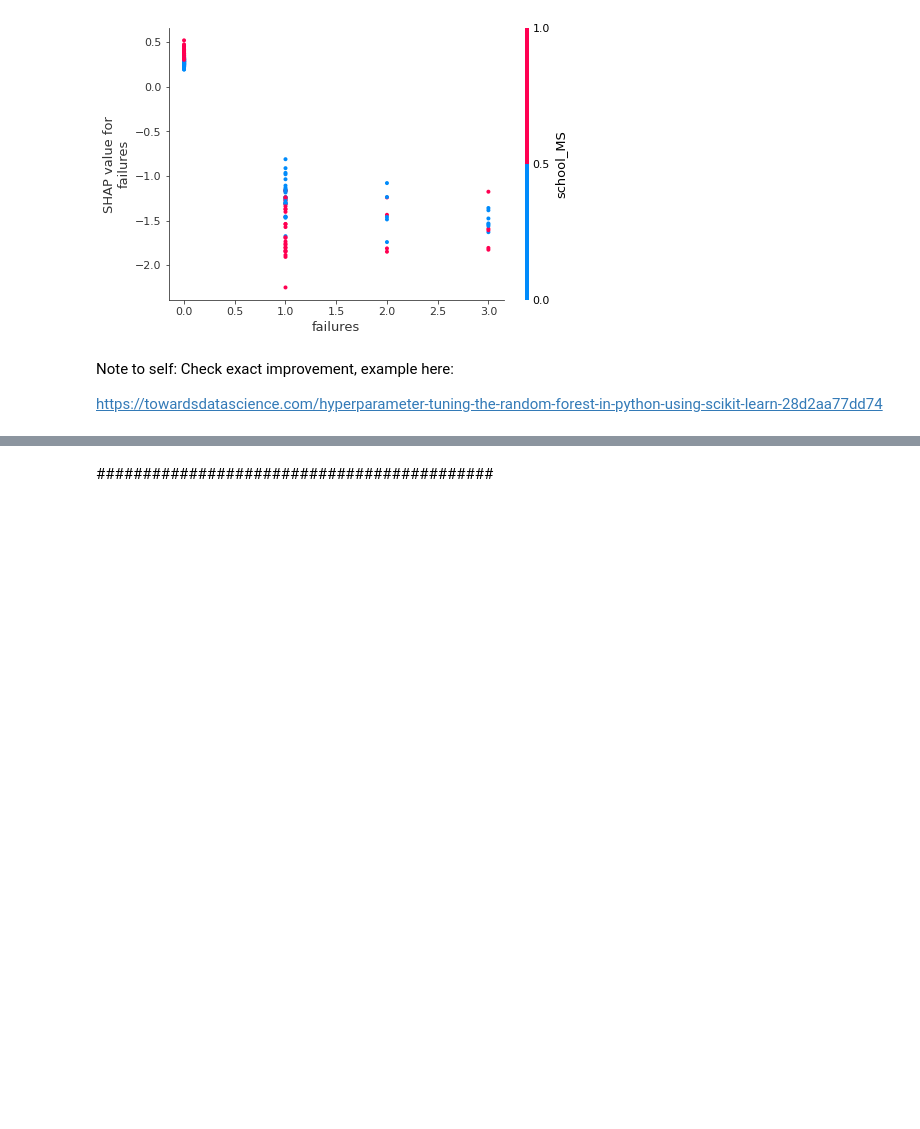
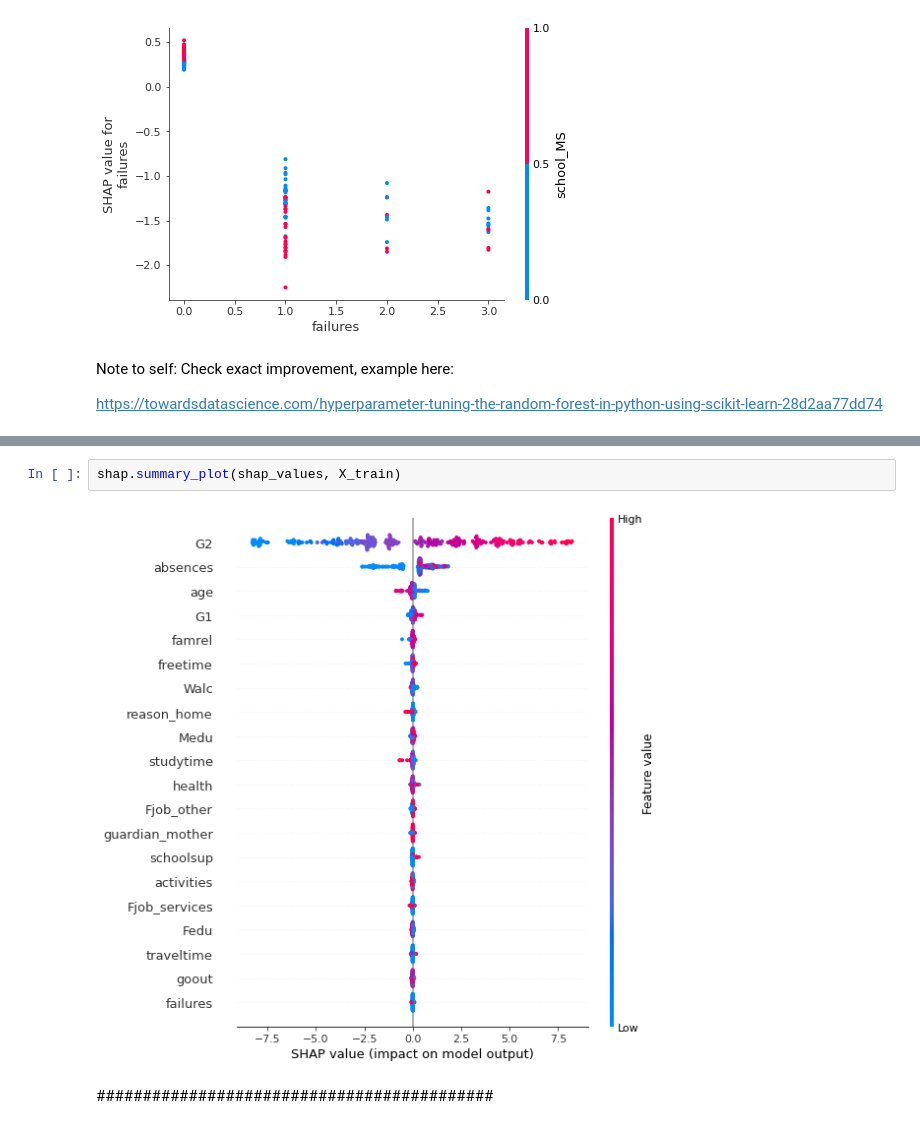
Before and after one commit to NeilCollinsMS/Advanced-Data-Repository, a Jupyter notebook: Neil's_ADA_Models.ipynb, the cells around one changed output, grey strips where cells are left out. Drawn from its saved outputs; the diff is of its cells as text; blank space fills up the shorter version.

```diff
--- a/Neil's_ADA_Models.ipynb
+++ b/Neil's_ADA_Models.ipynb
@@ -315,3 +439,7 @@ Note to self: Underperforming/Proficiency/etc.. models to see if predicting tier
+# %%
+shap.summary_plot(shap_values, X_train)
+# %% [output]
+[figure, added]
 # %% [markdown]
 ###########################################
 # %% [markdown]
```
Also changed, not shown: parts of 15 cells of this notebook.
